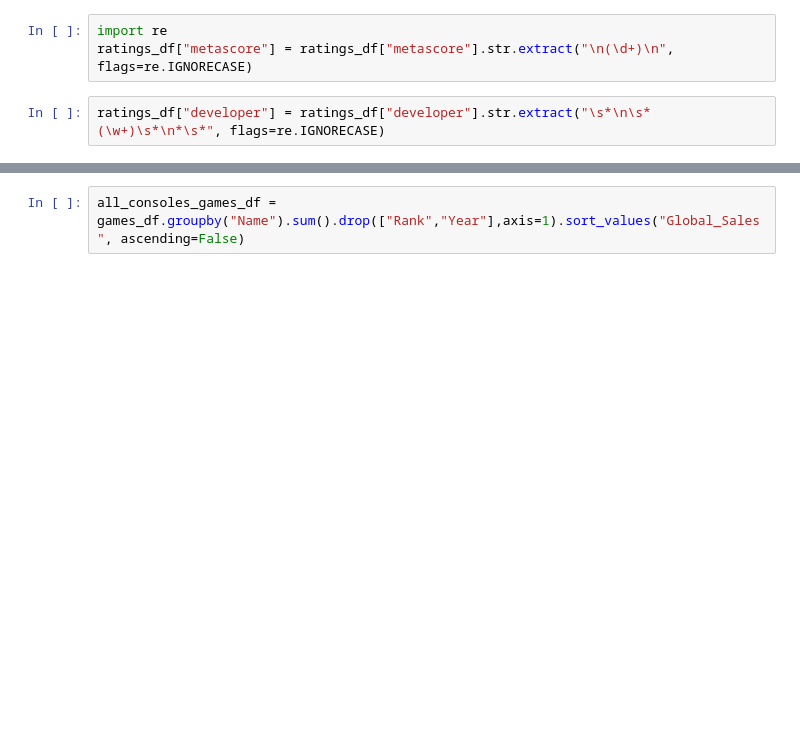
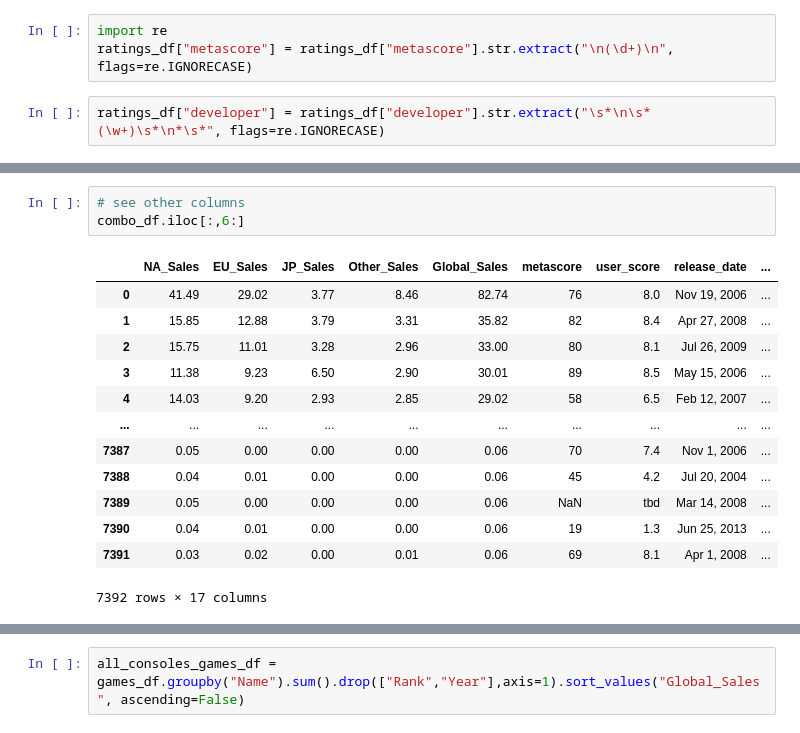
Before and after one commit to mchjohnson13/Group05, a Jupyter notebook: Video_Games/Notebooks/Exploratory_Data_Analysis.ipynb, the cells around one changed output, grey strips where cells are left out. Drawn from its saved outputs; the diff is of its cells as text; blank space fills up the shorter version.

```diff
--- a/Video_Games/Notebooks/Exploratory_Data_Analysis.ipynb
+++ b/Video_Games/Notebooks/Exploratory_Data_Analysis.ipynb
@@ -147 +162,18 @@ new_df.iloc[:,6:]
+# %%
+# see other columns
+combo_df.iloc[:,6:]
+# %% [output]
+|  | NA_Sales | EU_Sales | JP_Sales | Other_Sales | Global_Sales | metascore | user_score | release_date | ... |
+| 0 | 41.49 | 29.02 | 3.77 | 8.46 | 82.74 | 76 | 8.0 | Nov 19, 2006 | ... |
+| 1 | 15.85 | 12.88 | 3.79 | 3.31 | 35.82 | 82 | 8.4 | Apr 27, 2008 | ... |
+| 2 | 15.75 | 11.01 | 3.28 | 2.96 | 33.00 | 80 | 8.1 | Jul 26, 2009 | ... |
+| 3 | 11.38 | 9.23 | 6.50 | 2.90 | 30.01 | 89 | 8.5 | May 15, 2006 | ... |
+| 4 | 14.03 | 9.20 | 2.93 | 2.85 | 29.02 | 58 | 6.5 | Feb 12, 2007 | ... |
+| ... | ... | ... | ... | ... | ... | ... | ... | ... | ... |
+| 7387 | 0.05 | 0.00 | 0.00 | 0.00 | 0.06 | 70 | 7.4 | Nov 1, 2006 | ... |
+| 7388 | 0.04 | 0.01 | 0.00 | 0.00 | 0.06 | 45 | 4.2 | Jul 20, 2004 | ... |
+| 7389 | 0.05 | 0.00 | 0.00 | 0.00 | 0.06 | NaN | tbd | Mar 14, 2008 | ... |
+| 7390 | 0.04 | 0.01 | 0.00 | 0.00 | 0.06 | 19 | 1.3 | Jun 25, 2013 | ... |
+| 7391 | 0.03 | 0.02 | 0.00 | 0.01 | 0.06 | 69 | 8.1 | Apr 1, 2008 | ... |
+7392 rows × 17 columns
 # %%
```
Also changed, not shown: parts of 46 cells of this notebook, 5 other files.
